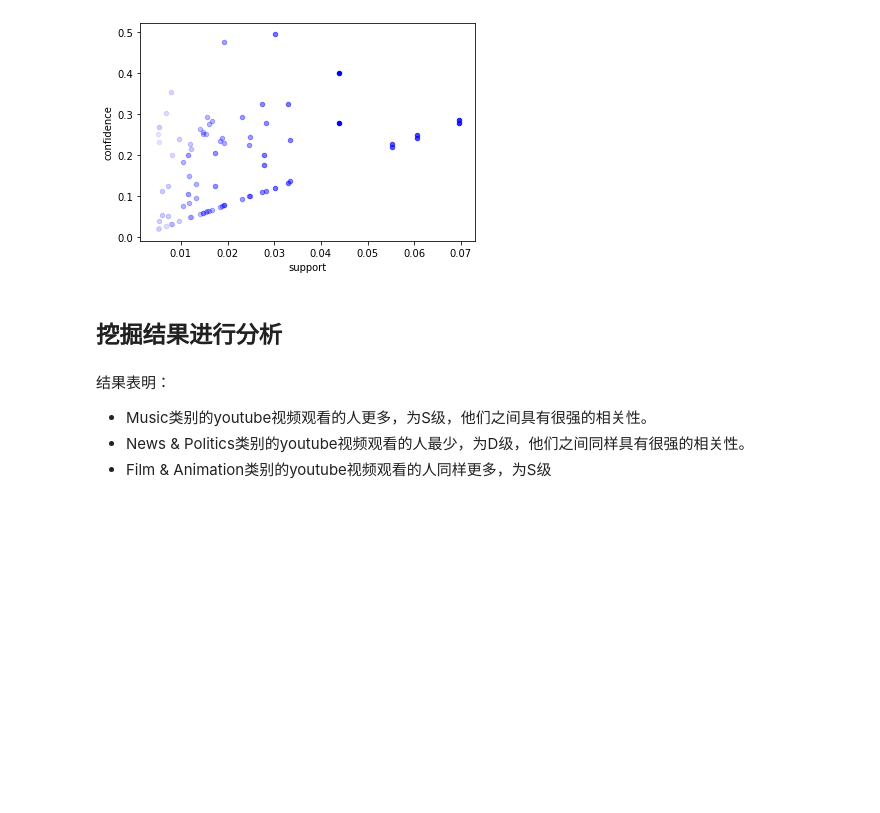
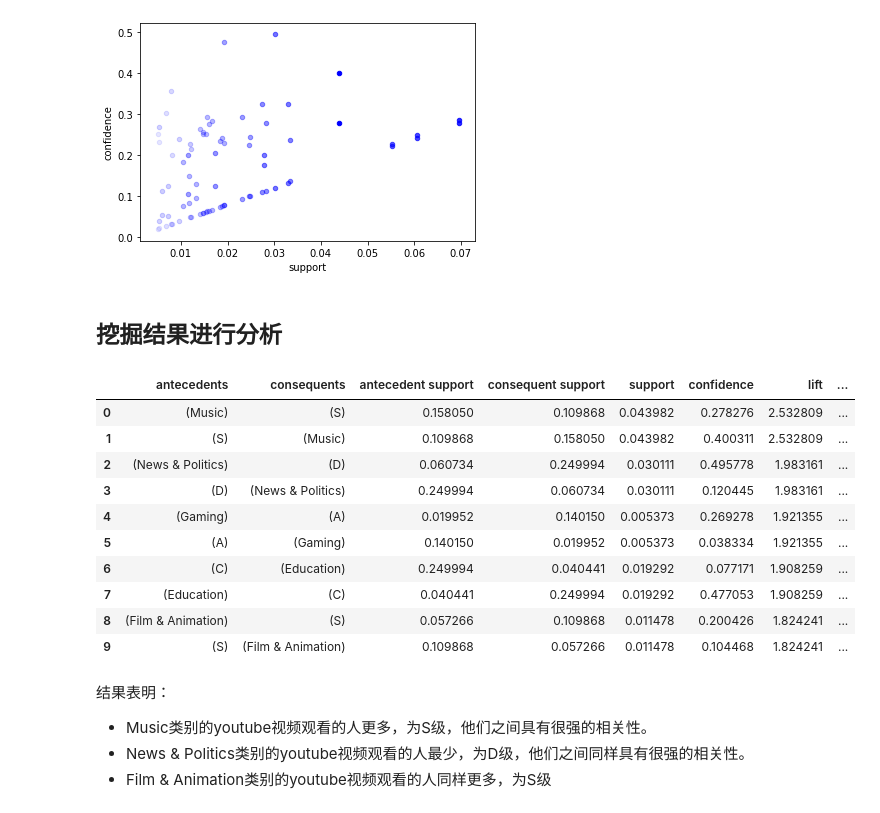
Before and after one commit to Wchoward/DataMiningClass, a Jupyter notebook: assignment2/youtube.ipynb, the cells around one changed output. Cells and saved outputs as stored; diff of their text form; code cells hidden in the pictures; blank space fills up the shorter version.

```diff
--- a/assignment2/youtube.ipynb
+++ b/assignment2/youtube.ipynb
@@ -290,6 +292,21 @@ for i in range(association_rule.shape[0]):
 [figure]
 # %% [markdown]
 ## 挖掘结果进行分析
+# %%
+association_rule = association_rule.sort_values(by='lift',ascending=False).reset_index(drop=True)
+association_rule.head(10)
+# %% [output]
+|  | antecedents | consequents | antecedent support | consequent support | support | confidence | lift | ... |
+| 0 | (Music) | (S) | 0.158050 | 0.109868 | 0.043982 | 0.278276 | 2.532809 | ... |
+| 1 | (S) | (Music) | 0.109868 | 0.158050 | 0.043982 | 0.400311 | 2.532809 | ... |
+| 2 | (News & Politics) | (D) | 0.060734 | 0.249994 | 0.030111 | 0.495778 | 1.983161 | ... |
+| 3 | (D) | (News & Politics) | 0.249994 | 0.060734 | 0.030111 | 0.120445 | 1.983161 | ... |
+| 4 | (Gaming) | (A) | 0.019952 | 0.140150 | 0.005373 | 0.269278 | 1.921355 | ... |
+| 5 | (A) | (Gaming) | 0.140150 | 0.019952 | 0.005373 | 0.038334 | 1.921355 | ... |
+| 6 | (C) | (Education) | 0.249994 | 0.040441 | 0.019292 | 0.077171 | 1.908259 | ... |
+| 7 | (Education) | (C) | 0.040441 | 0.249994 | 0.019292 | 0.477053 | 1.908259 | ... |
+| 8 | (Film & Animation) | (S) | 0.057266 | 0.109868 | 0.011478 | 0.200426 | 1.824241 | ... |
+| 9 | (S) | (Film & Animation) | 0.109868 | 0.057266 | 0.011478 | 0.104468 | 1.824241 | ... |
 # %% [markdown]
 结果表明：
 - Music类别的youtube视频观看的人更多，为S级，他们之间具有很强的相关性。
```
Also changed, not shown: parts of 4 cells of this notebook.
